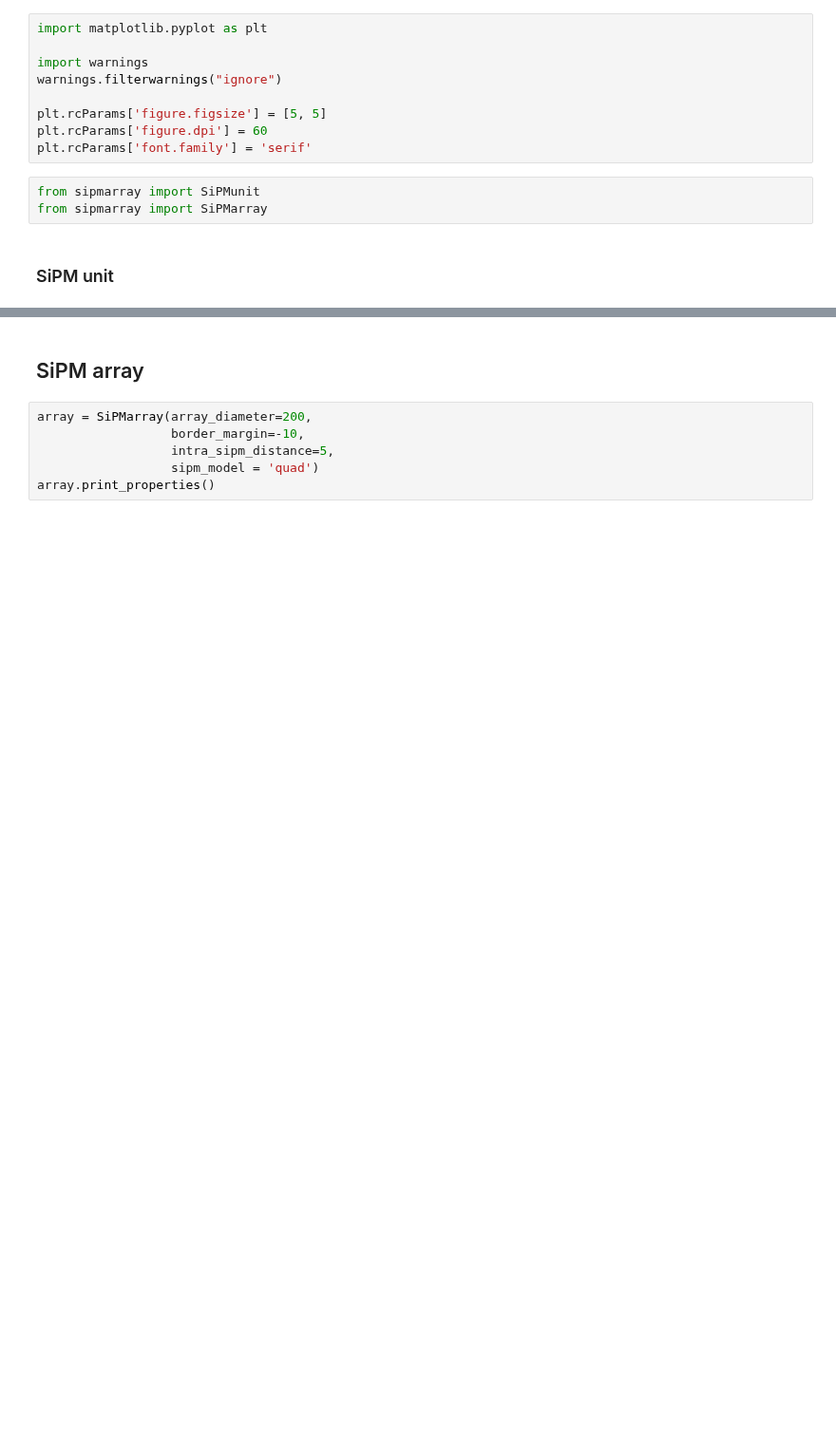
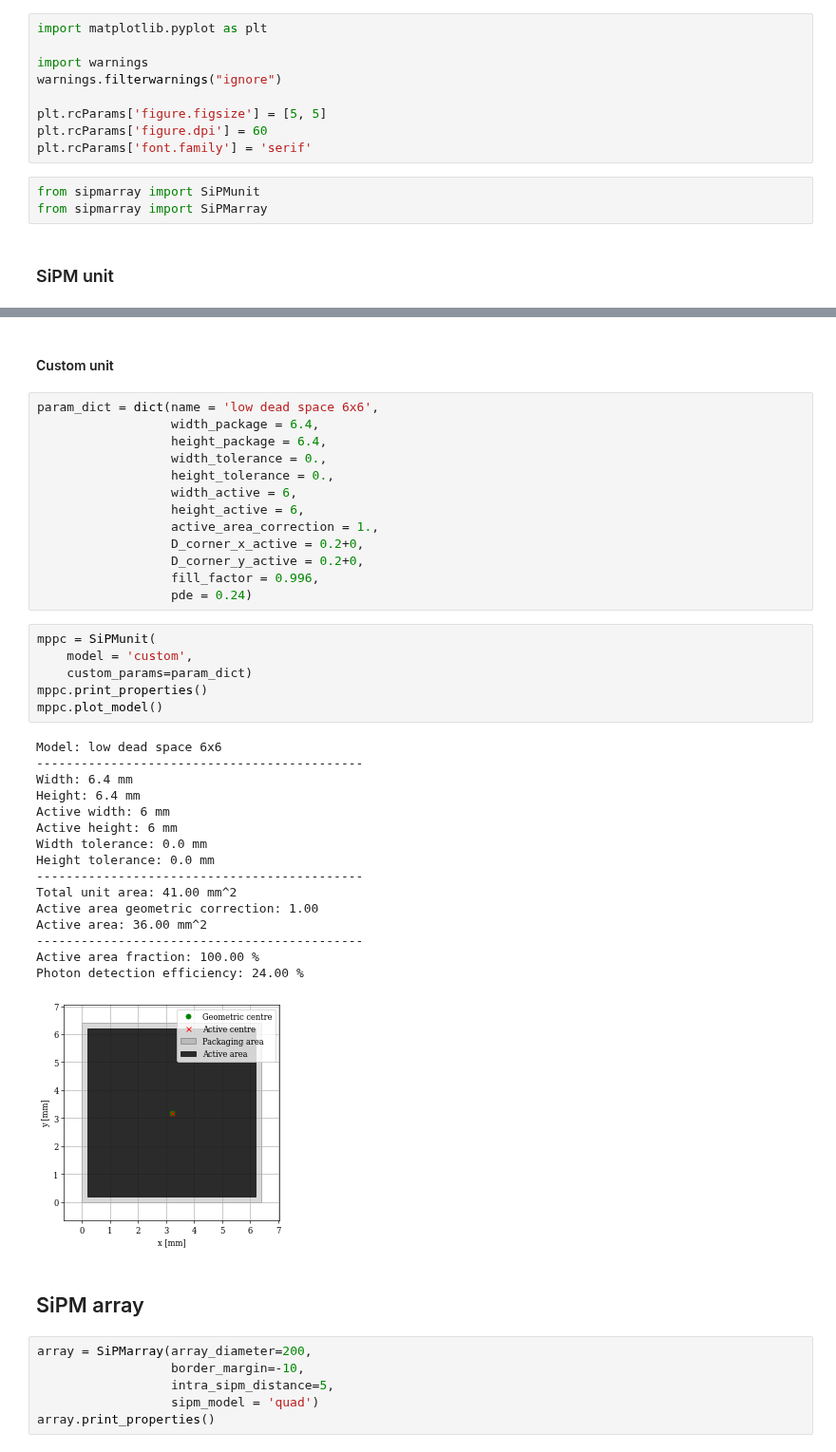
Before and after one commit to ricmperes/sipmarray, a Jupyter notebook: notebooks/make_array_geometry.ipynb, the cells around one changed output, grey strips where cells are left out. Shown at 95% size. Cells and saved outputs as stored; diff of their text form; blank space fills up the shorter version.

Commit message:
Custom units from dictionary

```diff
--- a/notebooks/make_array_geometry.ipynb
+++ b/notebooks/make_array_geometry.ipynb
@@ -60,3 +60,41 @@ Photon detection efficiency: 24.00 %
+# %% [markdown]
+#### Custom unit
+# %%
+param_dict = dict(name = 'low dead space 6x6',
+                  width_package = 6.4,
+                  height_package = 6.4,
+                  width_tolerance = 0.,
+                  height_tolerance = 0.,
+                  width_active = 6,
+                  height_active = 6,
+                  active_area_correction = 1.,
+                  D_corner_x_active = 0.2+0,
+                  D_corner_y_active = 0.2+0,
+                  fill_factor = 0.996,
+                  pde = 0.24)
+# %%
+mppc = SiPMunit(
+    model = 'custom',
+    custom_params=param_dict)
+mppc.print_properties()
+mppc.plot_model()
+# %% [output]
+Model: low dead space 6x6
+--------------------------------------------
+Width: 6.4 mm
+Height: 6.4 mm
+Active width: 6 mm
+Active height: 6 mm
+Width tolerance: 0.0 mm
+Height tolerance: 0.0 mm
+--------------------------------------------
+Total unit area: 41.00 mm^2
+Active area geometric correction: 1.00
+Active area: 36.00 mm^2
+--------------------------------------------
+Active area fraction: 100.00 %
+Photon detection efficiency: 24.00 %
+[figure, added]
 # %% [markdown]
 ## SiPM array
 # %%
```
Also changed, not shown: parts of 7 cells of this notebook, 2 other files.
